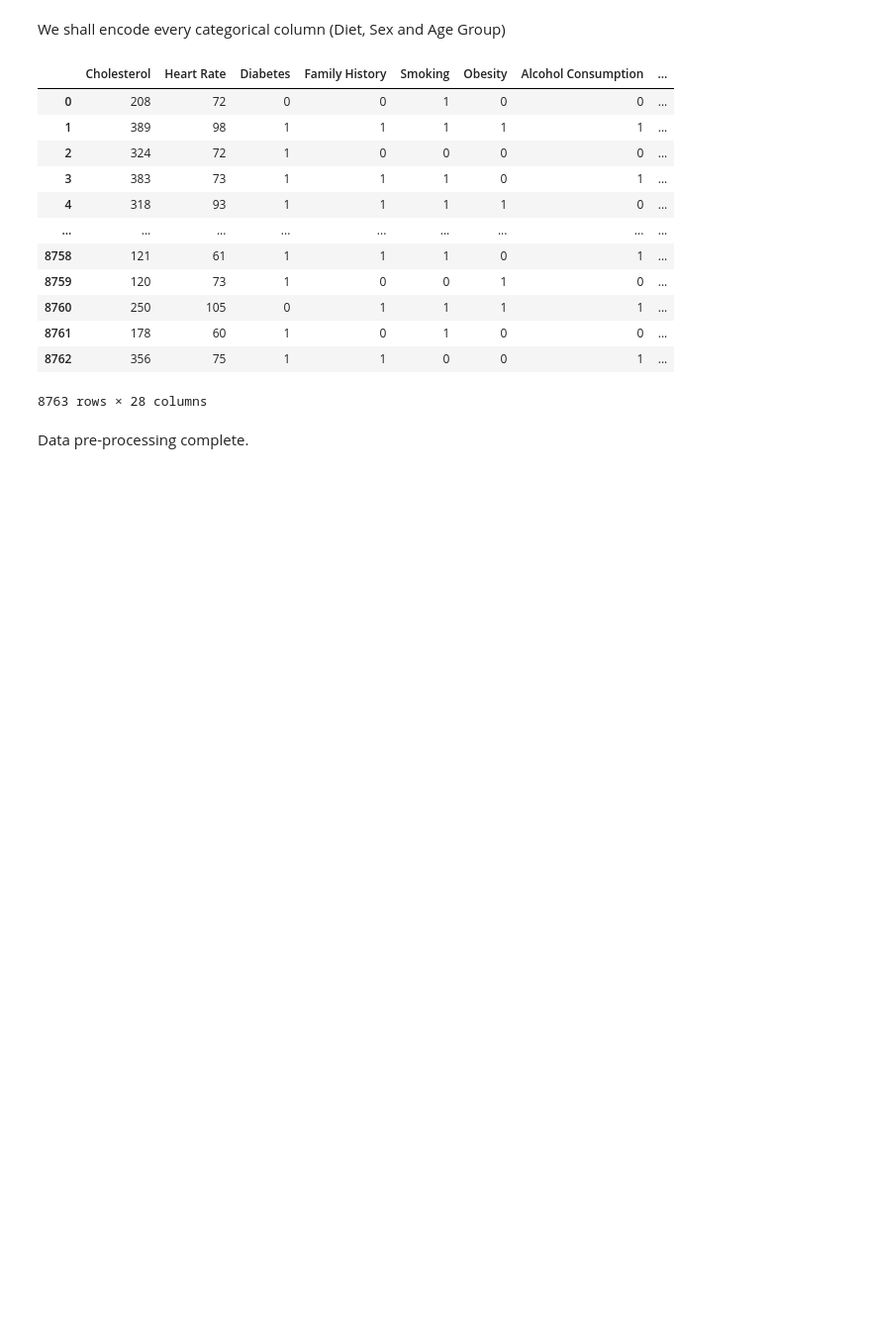
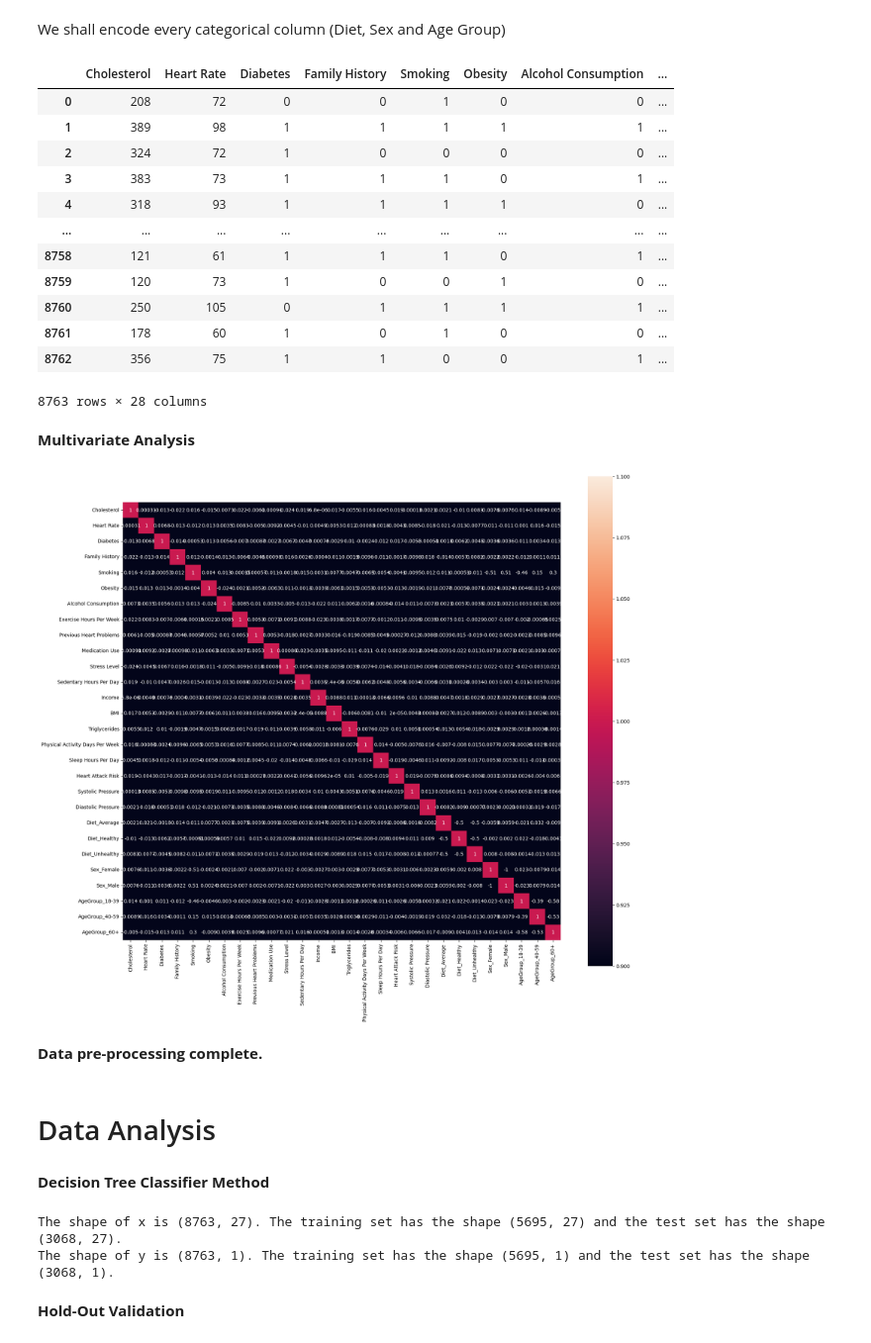
Before and after one commit to AN-DRE4/DadosAprendizagemAutomatica, a Jupyter notebook: HeartAttack.ipynb, the cells around one changed output. Shown at 99% size. Cells and saved outputs as stored; diff of their text form; code cells hidden in the pictures; blank space fills up the shorter version.

Commit message:
Beginning data modules and additional data prep.

```diff
--- a/HeartAttack.ipynb
+++ b/HeartAttack.ipynb
@@ -152,10 +135,10 @@ labels = ['18-39', '40-59', '60+']
 bins = [18, 39, 59, 110]
 
 # Create 'Age Group' column
-df['Age Group'] = pd.cut(df['Age'], bins=bins, labels=labels, right=False)
+heartAtk_clean_version2['Age Group'] = pd.cut(heartAtk_clean_version2['Age'], bins=bins, labels=labels, right=False)
 
 # Group by 'Age Group' and 'Sex'
-grouped = df.groupby(['Age Group', 'Sex'])
+grouped = heartAtk_clean_version2.groupby(['Age Group', 'Sex'])
 
 # Get specific groups (e.g., males and females in the 18-39 age group)
 age_group_1839_men = grouped.get_group(('18-39', 'Male'))
@@ -168,7 +151,6 @@ age_group_4059_women = grouped.get_group(('40-59', 'Female'))
 age_group_60over_men = grouped.get_group(('60+', 'Male'))
 age_group_60over_women = grouped.get_group(('60+', 'Female'))
 
-
 age_group_1839_men.head()
 # %% [output]
 |  | Age | Sex | Cholesterol | Blood Pressure | Heart Rate | Diabetes | Family History | Smoking | Obesity | ... |
@@ -240,3 +222,3 @@ df
 # %%
 columns_to_drop2 = ["Age","Blood Pressure","Country"]
-df = df.drop(columns_to_drop2,axis=1)
+heartAtk_clean_finalVersion = heartAtk_clean_version2.drop(columns_to_drop2,axis=1)
@@ -279,18 +261,18 @@ memory usage: 1.5+ MB
 # %% [markdown]
 We shall encode every categorical column (Diet, Sex and Age Group)
 # %%
-df= pd.get_dummies(df, columns=['Diet'], prefix='Diet')
-df= pd.get_dummies(df, columns=['Sex'], prefix='Sex')
-df= pd.get_dummies(df, columns=['Age Group'], prefix='AgeGroup')
-df['AgeGroup_18-39'] = df['AgeGroup_18-39'].astype(int)
-df['AgeGroup_40-59'] = df['AgeGroup_40-59'].astype(int)
-df['AgeGroup_60+'] = df['AgeGroup_60+'].astype(int)
-df['Diet_Average']= df['Diet_Average'].astype(int)
-df['Diet_Healthy']= df['Diet_Healthy'].astype(int)
-df['Diet_Unhealthy']= df['Diet_Unhealthy'].astype(int)
-df['Sex_Female']= df['Sex_Female'].astype(int)
-df['Sex_Male']= df['Sex_Male'].astype(int)
-df
+heartAtk_clean_finalVersion= pd.get_dummies(heartAtk_clean_finalVersion, columns=['Diet'], prefix='Diet')
+heartAtk_clean_finalVersion= pd.get_dummies(heartAtk_clean_finalVersion, columns=['Sex'], prefix='Sex')
+heartAtk_clean_finalVersion= pd.get_dummies(heartAtk_clean_finalVersion, columns=['Age Group'], prefix='AgeGroup')
+heartAtk_clean_finalVersion['AgeGroup_18-39'] = heartAtk_clean_finalVersion['AgeGroup_18-39'].astype(int)
+heartAtk_clean_finalVersion['AgeGroup_40-59'] = heartAtk_clean_finalVersion['AgeGroup_40-59'].astype(int)
+heartAtk_clean_finalVersion['AgeGroup_60+'] = heartAtk_clean_finalVersion['AgeGroup_60+'].astype(int)
+heartAtk_clean_finalVersion['Diet_Average']= heartAtk_clean_finalVersion['Diet_Average'].astype(int)
+heartAtk_clean_finalVersion['Diet_Healthy']= heartAtk_clean_finalVersion['Diet_Healthy'].astype(int)
+heartAtk_clean_finalVersion['Diet_Unhealthy']= heartAtk_clean_finalVersion['Diet_Unhealthy'].astype(int)
+heartAtk_clean_finalVersion['Sex_Female']= heartAtk_clean_finalVersion['Sex_Female'].astype(int)
+heartAtk_clean_finalVersion['Sex_Male']= heartAtk_clean_finalVersion['Sex_Male'].astype(int)
+heartAtk_clean_finalVersion
 # %% [output]
 |  | Cholesterol | Heart Rate | Diabetes | Family History | Smoking | Obesity | Alcohol Consumption | ... |
 | 0 | 208 | 72 | 0 | 0 | 1 | 0 | 0 | ... |
@@ -305,5 +287,35 @@ df
 | 8761 | 178 | 60 | 1 | 0 | 1 | 0 | 0 | ... |
 | 8762 | 356 | 75 | 1 | 1 | 0 | 0 | 1 | ... |
 8763 rows × 28 columns
+# %% [markdown]
+**Multivariate Analysis**
+# %%
+# Correlation between variables (This might need fixing due to the large dataset: Possible Solution, make it only for a subset of dataset)
+
+plt.figure(figsize=(20,18))
+correlation_matrix = heartAtk_clean_finalVersion.corr(numeric_only=True)
+sns.heatmap(correlation_matrix, vmin = 1, vmax = 1, square= True, annot= True)
+plt.show()
+# %% [output]
+[figure, added]
 # %% [markdown]
-Data pre-processing complete.
+**Data pre-processing complete.**
+# %% [markdown]
+# Data Analysis
+# %% [markdown]
+**Decision Tree Classifier Method**
+# %%
+x = heartAtk_clean_finalVersion.drop(['Heart Attack Risk'],axis=1) # Input Data
+y = heartAtk_clean_finalVersion['Heart Attack Risk'].to_frame() # Target Feature
+
+# Creating testing data and training data.
+
+x_train, x_test, y_train, y_test = train_test_split(x, y, test_size=0.35, random_state=2021)
+
+print("The shape of x is %s. The training set has the shape %s and the test set has the shape %s." %(x.shape, x_train.shape, x_test.shape))
+print("The shape of y is %s. The training set has the shape %s and the test set has the shape %s." %(y.shape, y_train.shape, y_test.shape))
+# %% [output]
+The shape of x is (8763, 27). The training set has the shape (5695, 27) and the test set has the shape (3068, 27).
+The shape of y is (8763, 1). The training set has the shape (5695, 1) and the test set has the shape (3068, 1).
+# %% [markdown]
+**Hold-Out Validation**
```
Also changed, not shown: parts of 25 cells of this notebook.
